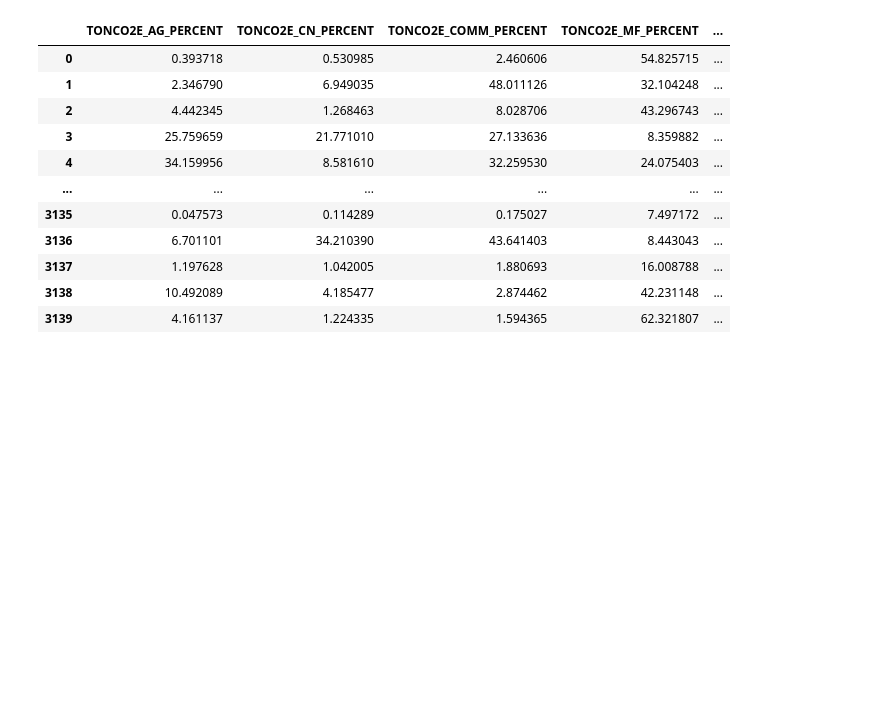
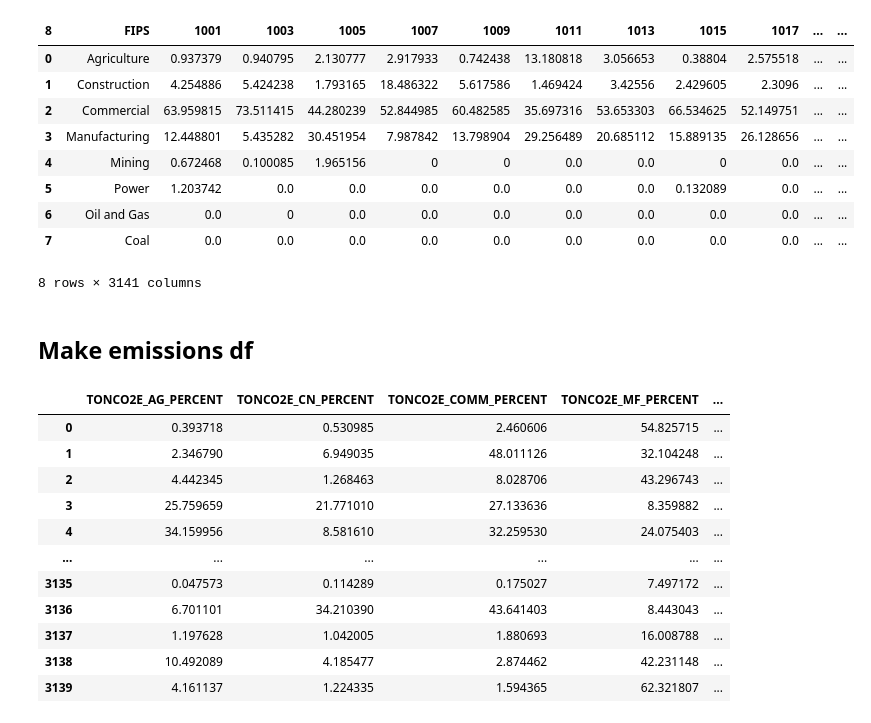
Before and after one commit to paulsizaire/paulsizaire.github.io, a Jupyter notebook: socio_data_processing.ipynb, the cells around one changed output. Cells and saved outputs as stored; diff of their text form; code cells hidden in the pictures; blank space fills up the shorter version.

```diff
--- a/socio_data_processing.ipynb
+++ b/socio_data_processing.ipynb
@@ -18,0 +107,15 @@ array([ 1001,  1003,  1005, ..., 56041, 56043, 56045])
+# %%
+#check these
+employment_df["FIPS"] = ['Agriculture','Construction','Commercial','Manufacturing','Mining','Power','Oil and Gas','Coal']
+employment_df
+# %% [output]
+| 8 | FIPS | 1001 | 1003 | 1005 | 1007 | 1009 | 1011 | 1013 | 1015 | 1017 | ... | ... |
+| 0 | Agriculture | 0.937379 | 0.940795 | 2.130777 | 2.917933 | 0.742438 | 13.180818 | 3.056653 | 0.38804 | 2.575518 | ... | ... |
+| 1 | Construction | 4.254886 | 5.424238 | 1.793165 | 18.486322 | 5.617586 | 1.469424 | 3.42556 | 2.429605 | 2.3096 | ... | ... |
+| 2 | Commercial | 63.959815 | 73.511415 | 44.280239 | 52.844985 | 60.482585 | 35.697316 | 53.653303 | 66.534625 | 52.149751 | ... | ... |
+| 3 | Manufacturing | 12.448801 | 5.435282 | 30.451954 | 7.987842 | 13.798904 | 29.256489 | 20.685112 | 15.889135 | 26.128656 | ... | ... |
+| 4 | Mining | 0.672468 | 0.100085 | 1.965156 | 0 | 0 | 0.0 | 0.0 | 0 | 0.0 | ... | ... |
+| 5 | Power | 1.203742 | 0.0 | 0.0 | 0.0 | 0.0 | 0.0 | 0.0 | 0.132089 | 0.0 | ... | ... |
+| 6 | Oil and Gas | 0.0 | 0 | 0.0 | 0.0 | 0.0 | 0.0 | 0.0 | 0.0 | 0.0 | ... | ... |
+| 7 | Coal | 0.0 | 0.0 | 0.0 | 0.0 | 0.0 | 0.0 | 0.0 | 0.0 | 0.0 | ... | ... |
+8 rows × 3141 columns
@@ -19,3 +124,5 @@ array([ 1001,  1003,  1005, ..., 56041, 56043, 56045])
+# %% [markdown]
+## Make emissions df
 # %%
 # take only the columns with "TONCO2E"
 emissions_cols = [col for col in df.columns if 'TONCO2E_' in col]
```
Also changed, not shown: parts of 16 cells of this notebook, 6 other files.
